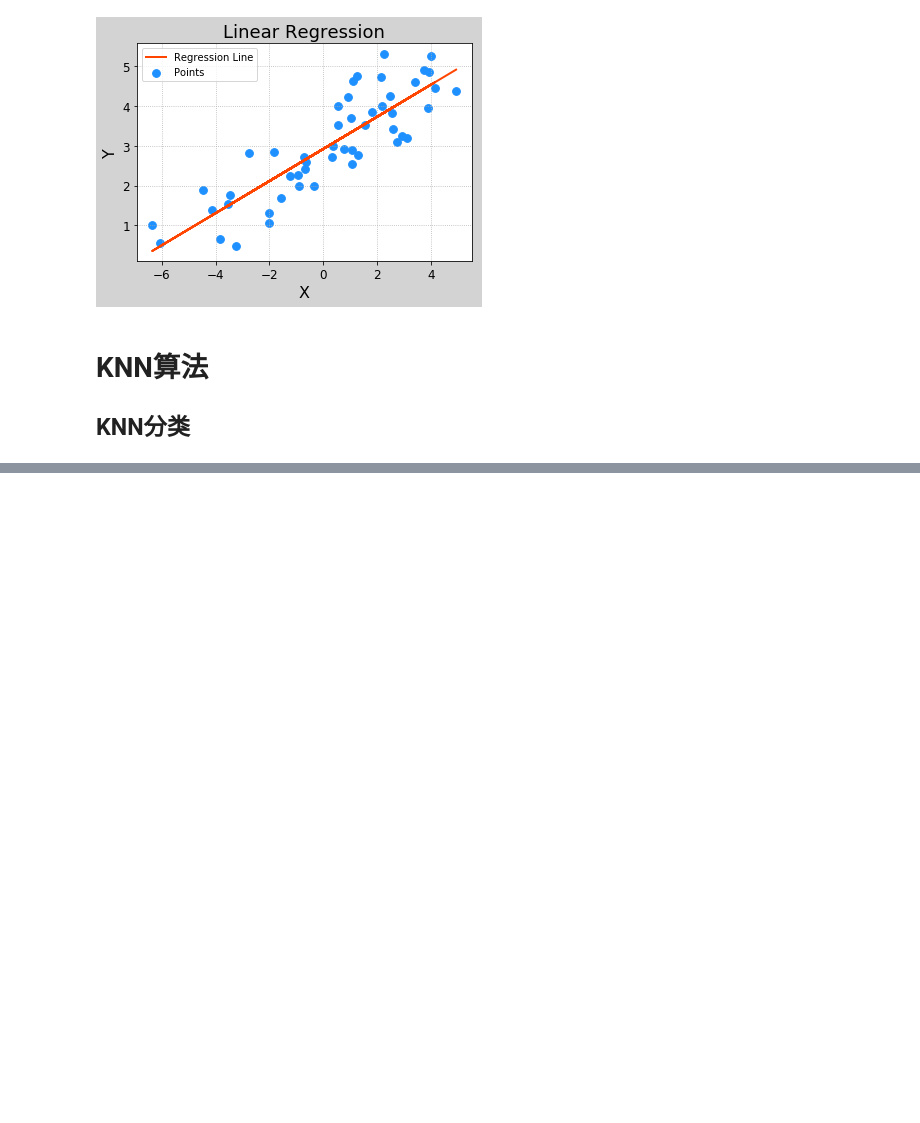
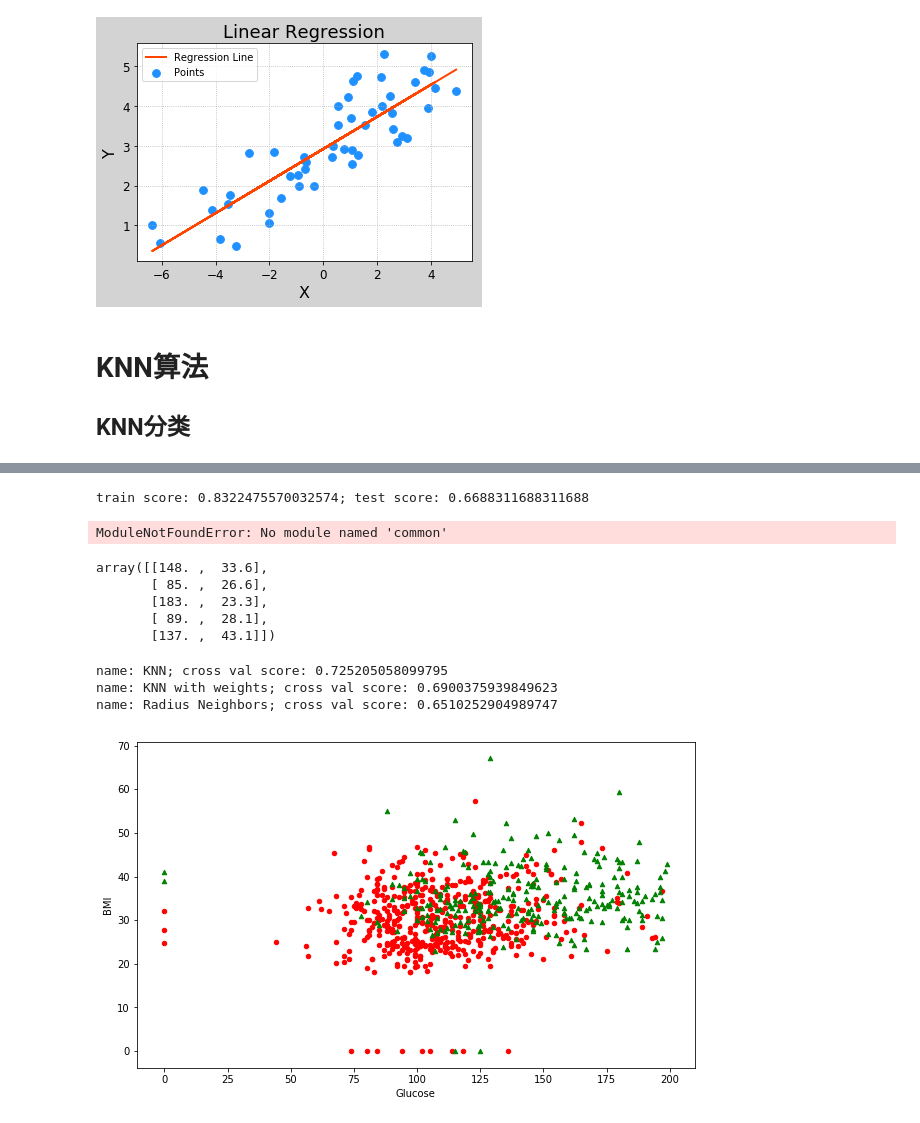
Before and after one commit to liyuan3970/study_demo, a Jupyter notebook: Machine_Learning/scikit-learn/机器学习常用算法.ipynb, the cells around one changed output, grey strips where cells are left out. Cells and saved outputs as stored; diff of their text form; code cells hidden in the pictures; blank space fills up the shorter version.

```diff
--- a/Machine_Learning/scikit-learn/机器学习常用算法.ipynb
+++ b/Machine_Learning/scikit-learn/机器学习常用算法.ipynb
@@ -53,0 +124,9 @@ mp.show()
+# %%
+%matplotlib inline
+import matplotlib.pyplot as plt
+import numpy as np
+import pandas as pd
+# 加载数据
+data = pd.read_csv('src/diabetes.csv')
+print('dataset shape {}'.format(data.shape))
+data.head()
@@ -53,0 +148,4 @@ mp.show()
+# %%
+X = data.iloc[:, 0:8]
+Y = data.iloc[:, 8]
+print('shape of X {}; shape of Y {}'.format(X.shape, Y.shape))
@@ -53,0 +193,53 @@ mp.show()
+# %%
+knn = KNeighborsClassifier(n_neighbors=2)
+knn.fit(X_train, Y_train)
+train_score = knn.score(X_train, Y_train)
+test_score = knn.score(X_test, Y_test)
+print("train score: {}; test score: {}".format(train_score, test_score))
+# %% [output]
+train score: 0.8322475570032574; test score: 0.6688311688311688
+# %%
+from sklearn.model_selection import ShuffleSplit
+from common.utils import plot_learning_curve
+
+knn = KNeighborsClassifier(n_neighbors=2)
+cv = ShuffleSplit(n_splits=10, test_size=0.2, random_state=0)
+plt.figure(figsize=(10, 6))
+plot_learning_curve(plt, knn, "Learn Curve for KNN Diabetes",
+                    X, Y, ylim=(0.0, 1.01), cv=cv);
+# %% [output]
+ModuleNotFoundError: No module named 'common'
+# %%
+from sklearn.feature_selection import SelectKBest
+
+selector = SelectKBest(k=2)
+X_new = selector.fit_transform(X, Y)
+X_new[0:5]
+# %% [output]
+array([[148. ,  33.6],
+       [ 85. ,  26.6],
+       [183. ,  23.3],
+       [ 89. ,  28.1],
+       [137. ,  43.1]])
+# %%
+results = []
+for name, model in models:
+    kfold = KFold(n_splits=10)
+    cv_result = cross_val_score(model, X_new, Y, cv=kfold)
+    results.append((name, cv_result))
+for i in range(len(results)):
+    print("name: {}; cross val score: {}".format(
+        results[i][0],results[i][1].mean()))
+# %% [output]
+name: KNN; cross val score: 0.725205058099795
+name: KNN with weights; cross val score: 0.6900375939849623
+name: Radius Neighbors; cross val score: 0.6510252904989747
+# %%
+# 画出数据
+plt.figure(figsize=(10, 6))
+plt.ylabel("BMI")
+plt.xlabel("Glucose")
+plt.scatter(X_new[Y==0][:, 0], X_new[Y==0][:, 1], c='r', s=20, marker='o');         # 画出样本
+plt.scatter(X_new[Y==1][:, 0], X_new[Y==1][:, 1], c='g', s=20, marker='^');         # 画出样本
+# %% [output]
+[figure, added]
```
Also changed, not shown: parts of 11 cells of this notebook, 1 other file.
